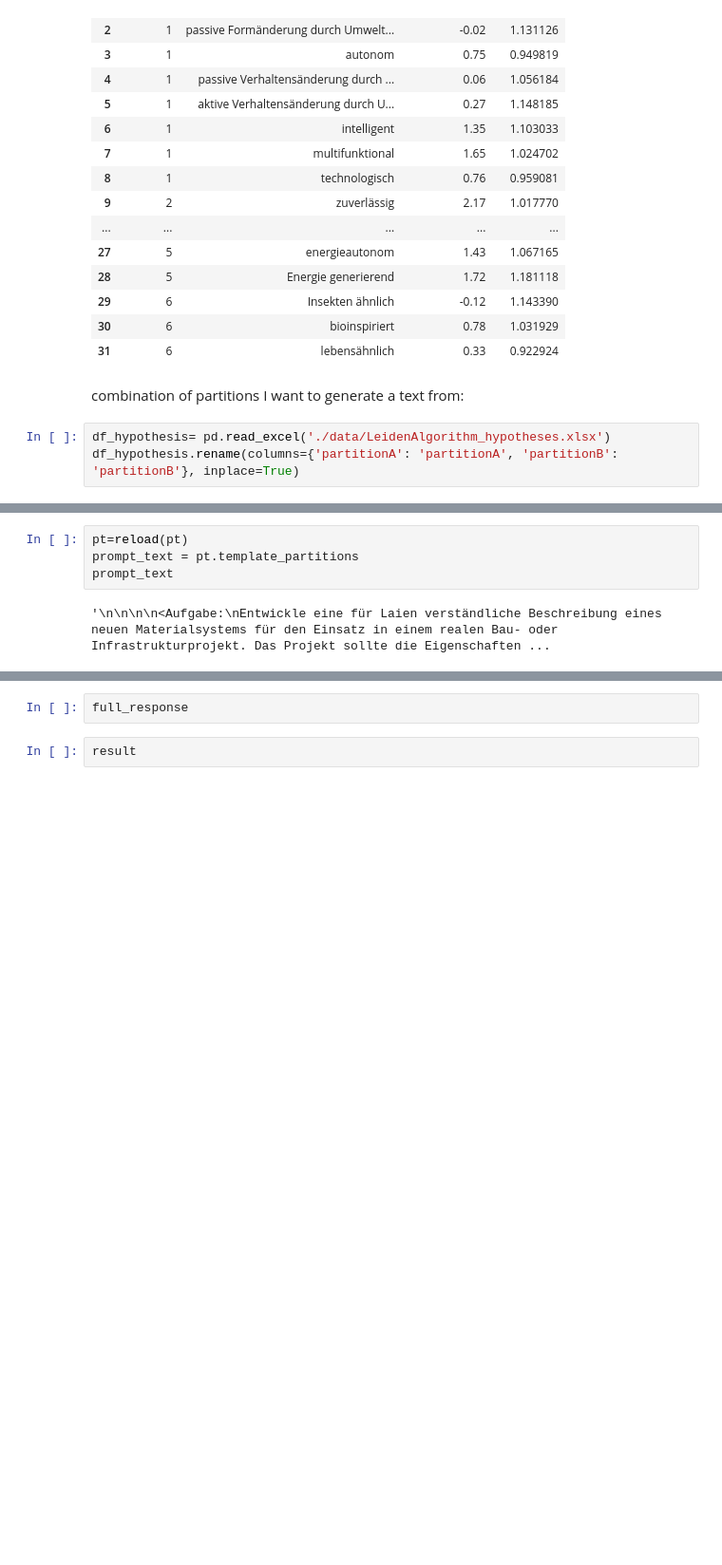
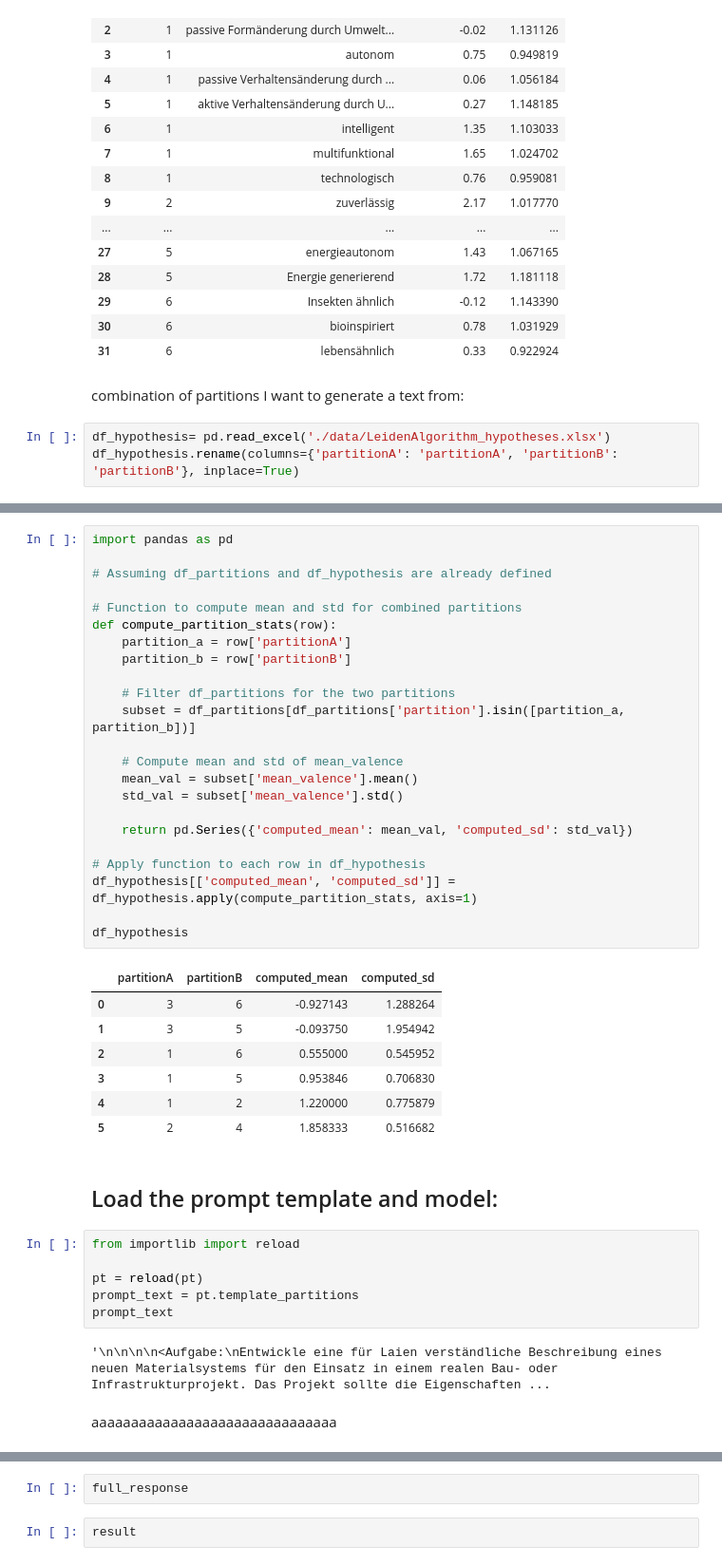
Before and after one commit to FennStatistics/Article_BasalAttributes, a Jupyter notebook: Analyses/part_III/notebooks/Complete Run.ipynb, the cells around one changed output, grey strips where cells are left out. Shown: that part at 95% size. Drawn from its saved outputs; the diff is of its cells as text; blank space fills up the shorter version.

```diff
--- a/Analyses/part_III/notebooks/Complete Run.ipynb
+++ b/Analyses/part_III/notebooks/Complete Run.ipynb
@@ -88,6 +90,43 @@ df_hypothesis
+# %%
+import pandas as pd
+
+# Assuming df_partitions and df_hypothesis are already defined
+
+# Function to compute mean and std for combined partitions
+def compute_partition_stats(row):
+    partition_a = row['partitionA']
+    partition_b = row['partitionB']
+
+    # Filter df_partitions for the two partitions
+    subset = df_partitions[df_partitions['partition'].isin([partition_a, partition_b])]
+
+    # Compute mean and std of mean_valence
+    mean_val = subset['mean_valence'].mean()
+    std_val = subset['mean_valence'].std()
+
+    return pd.Series({'computed_mean': mean_val, 'computed_sd': std_val})
+
+# Apply function to each row in df_hypothesis
+df_hypothesis[['computed_mean', 'computed_sd']] = df_hypothesis.apply(compute_partition_stats, axis=1)
+
+df_hypothesis
+# %% [output]
+|  | partitionA | partitionB | computed_mean | computed_sd |
+| 0 | 3 | 6 | -0.927143 | 1.288264 |
+| 1 | 3 | 5 | -0.093750 | 1.954942 |
+| 2 | 1 | 6 | 0.555000 | 0.545952 |
+| 3 | 1 | 5 | 0.953846 | 0.706830 |
+| 4 | 1 | 2 | 1.220000 | 0.775879 |
+| 5 | 2 | 4 | 1.858333 | 0.516682 |
+# %% [markdown]
+## Load the prompt template and model:
 # %%
-pt=reload(pt)
+from importlib import reload
+
+pt = reload(pt)
 prompt_text = pt.template_partitions
 prompt_text
 # %% [output]
 '\n\n\n\n<Aufgabe:\nEntwickle eine für Laien verständliche Beschreibung eines neuen Materialsystems für den Einsatz in einem realen Bau- oder Infrastrukturprojekt. Das Projekt sollte die Eigenschaften ...
+# %% [markdown]
+aaaaaaaaaaaaaaaaaaaaaaaaaaaaaaa
```
Also changed, not shown: parts of 17 cells of this notebook, 1 other file.
